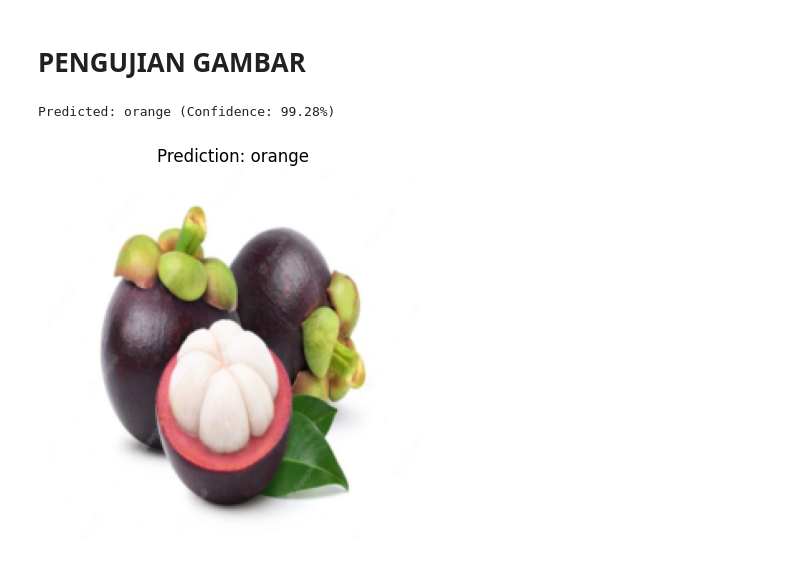
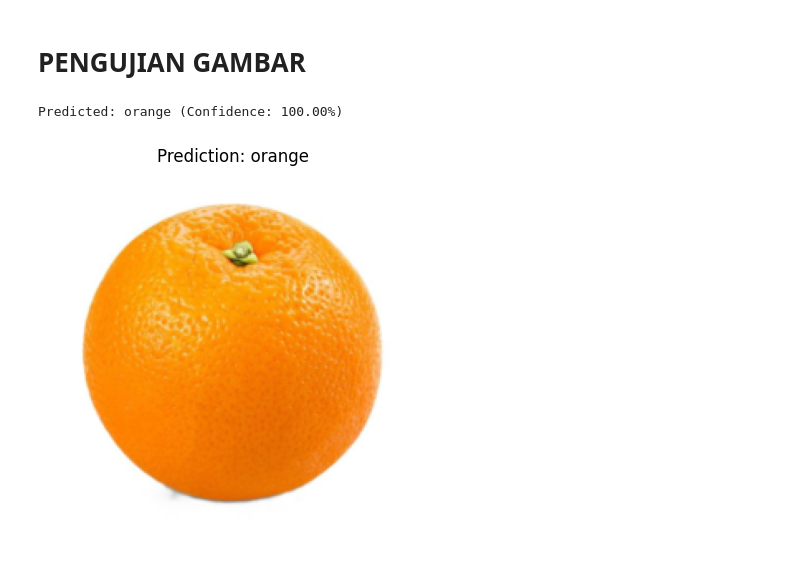
Before and after one commit to zahrasyi/FRUIT-CLASSIFICATION---MACHINE-LEARNING, a Jupyter notebook: apple-and-orange-classification-with-resnet18.ipynb, the cells around one changed output. Drawn from its saved outputs; the diff is of its cells as text; code cells hidden in the pictures.

Commit message:
Kaggle Notebook | APPLE VS ORANGE CLASSIFICATION WITH RESNET18 | version #3

```diff
--- a/apple-and-orange-classification-with-resnet18.ipynb
+++ b/apple-and-orange-classification-with-resnet18.ipynb
@@ -179,33 +179,33 @@ from PIL import Image
 
 def predict_image(image_path, model, transform, class_names):
     # Load image
     image = Image.open(image_path).convert('RGB')
 
     # Apply same transform as test set
     image = transform(image).unsqueeze(0).to(device)
 
     # Set model to eval
     model.eval()
     with torch.no_grad():
         output = model(image)
         pred = torch.sigmoid(output).item()
         label = 1 if pred > 0.5 else 0
         confidence = pred if label == 1 else 1 - pred
 
     print(f"Predicted: {class_names[label]} (Confidence: {confidence*100:.2f}%)")
 
     # Show the image
     img_show = image.squeeze().cpu() * 0.5 + 0.5  # unnormalize
     npimg = img_show.numpy()
     plt.imshow(np.transpose(npimg, (1, 2, 0)))
     plt.title(f"Prediction: {class_names[label]}")
     plt.axis('off')
     plt.show()
 
 # Contoh penggunaan:
 # ganti '/kaggle/input/sampel/apple.jpg' dengan path gambar kamu
-test_image_path = "/kaggle/input/fruitdataset/archive/fruit-dataset/train/jmanggis.jpg"
+test_image_path = "/kaggle/input/fruitdataset/archive/fruit-dataset/train/jeruk.jpg"
 predict_image(test_image_path, model, test_transform, class_names)
 # %% [output]
-Predicted: orange (Confidence: 99.28%)
+Predicted: orange (Confidence: 100.00%)
-[figure, old version]
+[figure, new version]
```
Also changed, not shown: parts of 4 cells of this notebook.
